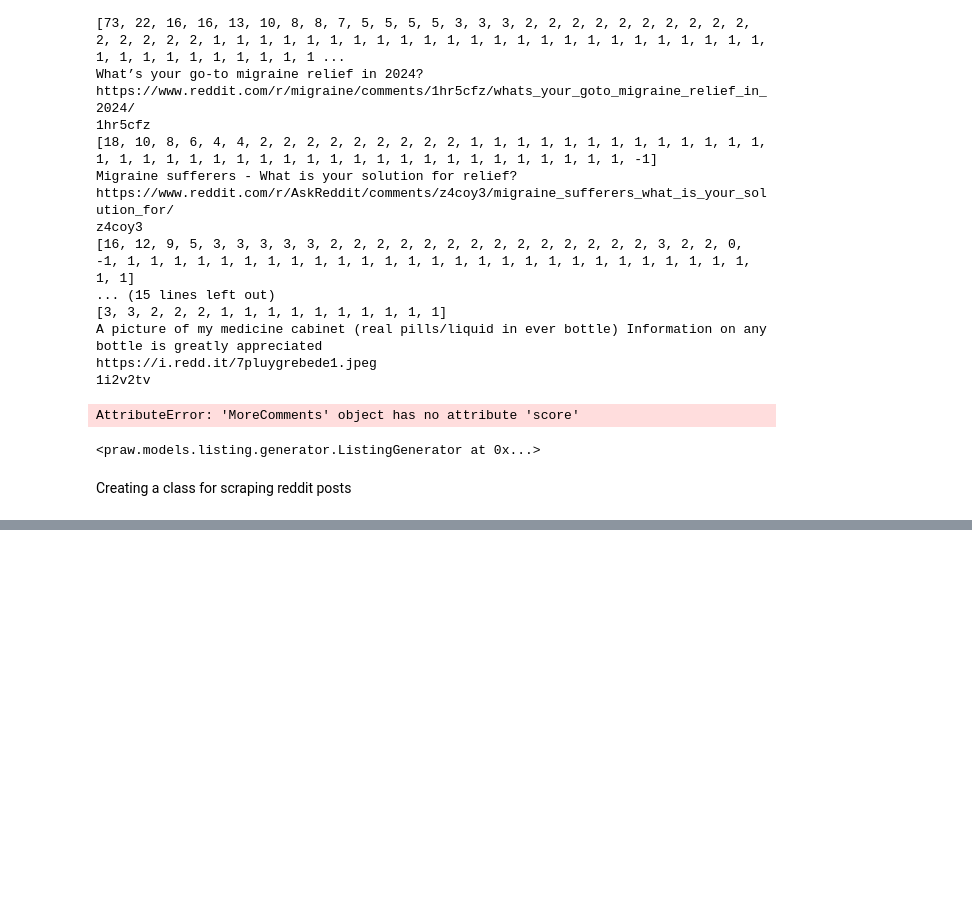
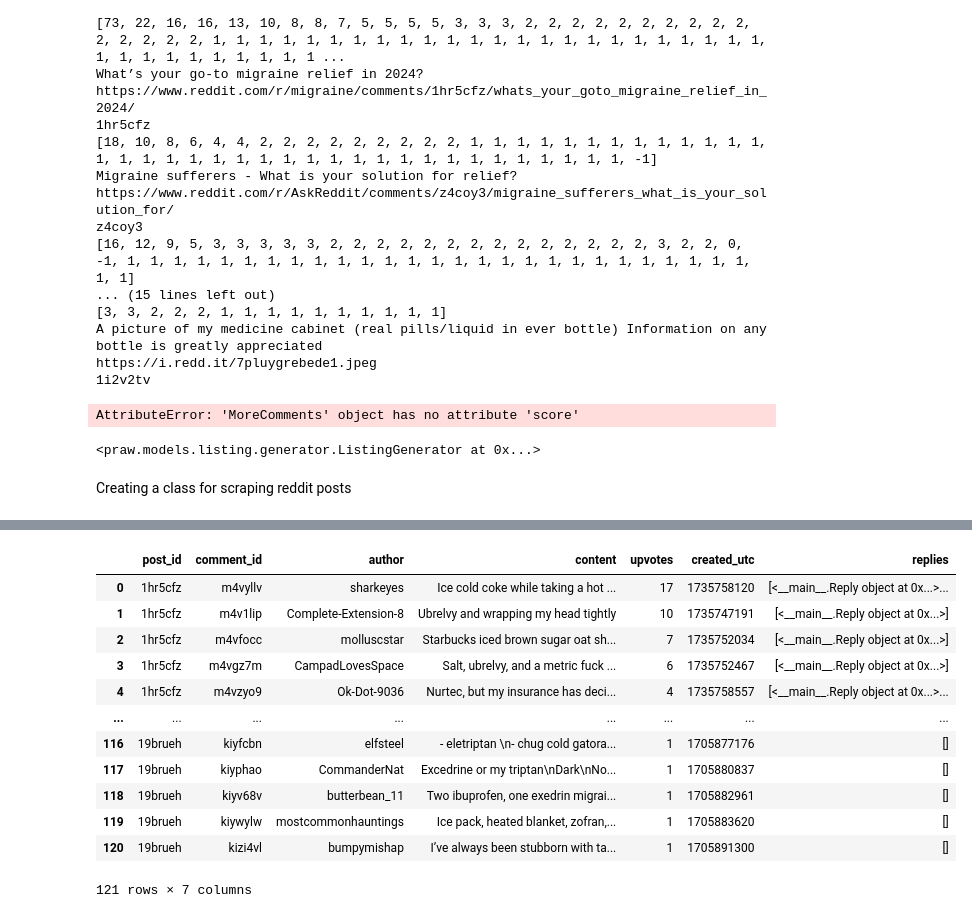
Before and after one commit to L33T-Snack3r/reddit-search, a Jupyter notebook: testing/reddit_api.ipynb, the cells around one changed output, grey strips where cells are left out. Saved outputs shown, nothing was run; the diff lists cells and outputs as text; code cells hidden in the pictures; blank space fills up the shorter version.

```diff
--- a/testing/reddit_api.ipynb
+++ b/testing/reddit_api.ipynb
@@ -87,6 +88,39 @@ AttributeError: 'MoreComments' object has no attribute 'score'
 search
 # %% [output]
 <praw.models.listing.generator.ListingGenerator at 0x...>
+# %%
+indentation = '   '
+
+post_tmpl = \
+"""<POST_SUBREDDIT>
+{post_subreddit}
+<POST_TITLE>
+{post_title}
+<POST_AUTHOR>
+{post_author}
+<UPVOTES vs DOWNVOTES>
+{post_upvotes} - {post_downvotes}
+<POST_CONTENT>
+{post_content}
+"""
+
+comment_tmpl = \
+"""
+<COMMENT>
+{comment_content}\n
+"""
+
+reply_tmpl = \
+"""
+<REPLY>
+{reply_content}\n
+
+"""
+
+def indent_text(text: str,
+                indentation: str,
+                level: int):
+    return '\n'.join(f"{indentation*level}{line}" for line in text.splitlines())
 # %% [markdown]
 Creating a class for scraping reddit posts
 # %%
@@ -188,0 +421,8 @@ class Scraper():
+# %%
+scraper = Scraper(client_id=cfg.api_id,
+                  client_secret=cfg.api_secret,
+                  username=cfg.username,
+                  password=cfg.password,
+                  max_posts=10)
+query="Migraine relief"
+posts_df, comments_df, post_strs = scraper.scrape_posts(query, parallel=True)
@@ -188,0 +443,16 @@ class Scraper():
+# %%
+comments_df
+# %% [output]
+|  | post_id | comment_id | author | content | upvotes | created_utc | replies |
+| 0 | 1hr5cfz | m4vyllv | sharkeyes | Ice cold coke while taking a hot ... | 17 | 1735758120 | [<__main__.Reply object at 0x...>... |
+| 1 | 1hr5cfz | m4v1lip | Complete-Extension-8 | Ubrelvy and wrapping my head tightly | 10 | 1735747191 | [<__main__.Reply object at 0x...>] |
+| 2 | 1hr5cfz | m4vfocc | molluscstar | Starbucks iced brown sugar oat sh... | 7 | 1735752034 | [<__main__.Reply object at 0x...>] |
+| 3 | 1hr5cfz | m4vgz7m | CampadLovesSpace | Salt, ubrelvy, and a metric fuck ... | 6 | 1735752467 | [<__main__.Reply object at 0x...>] |
+| 4 | 1hr5cfz | m4vzyo9 | Ok-Dot-9036 | Nurtec, but my insurance has deci... | 4 | 1735758557 | [<__main__.Reply object at 0x...>... |
+| ... | ... | ... | ... | ... | ... | ... | ... |
+| 116 | 19brueh | kiyfcbn | elfsteel | - eletriptan \n- chug cold gatora... | 1 | 1705877176 | [] |
+| 117 | 19brueh | kiyphao | CommanderNat | Excedrine or my triptan\nDark\nNo... | 1 | 1705880837 | [] |
+| 118 | 19brueh | kiyv68v | butterbean_11 | Two ibuprofen, one exedrin migrai... | 1 | 1705882961 | [] |
+| 119 | 19brueh | kiywylw | mostcommonhauntings | Ice pack, heated blanket, zofran,... | 1 | 1705883620 | [] |
+| 120 | 19brueh | kizi4vl | bumpymishap | I’ve always been stubborn with ta... | 1 | 1705891300 | [] |
+121 rows × 7 columns
```
Also changed, not shown: parts of 8 cells of this notebook, 2 other files.
